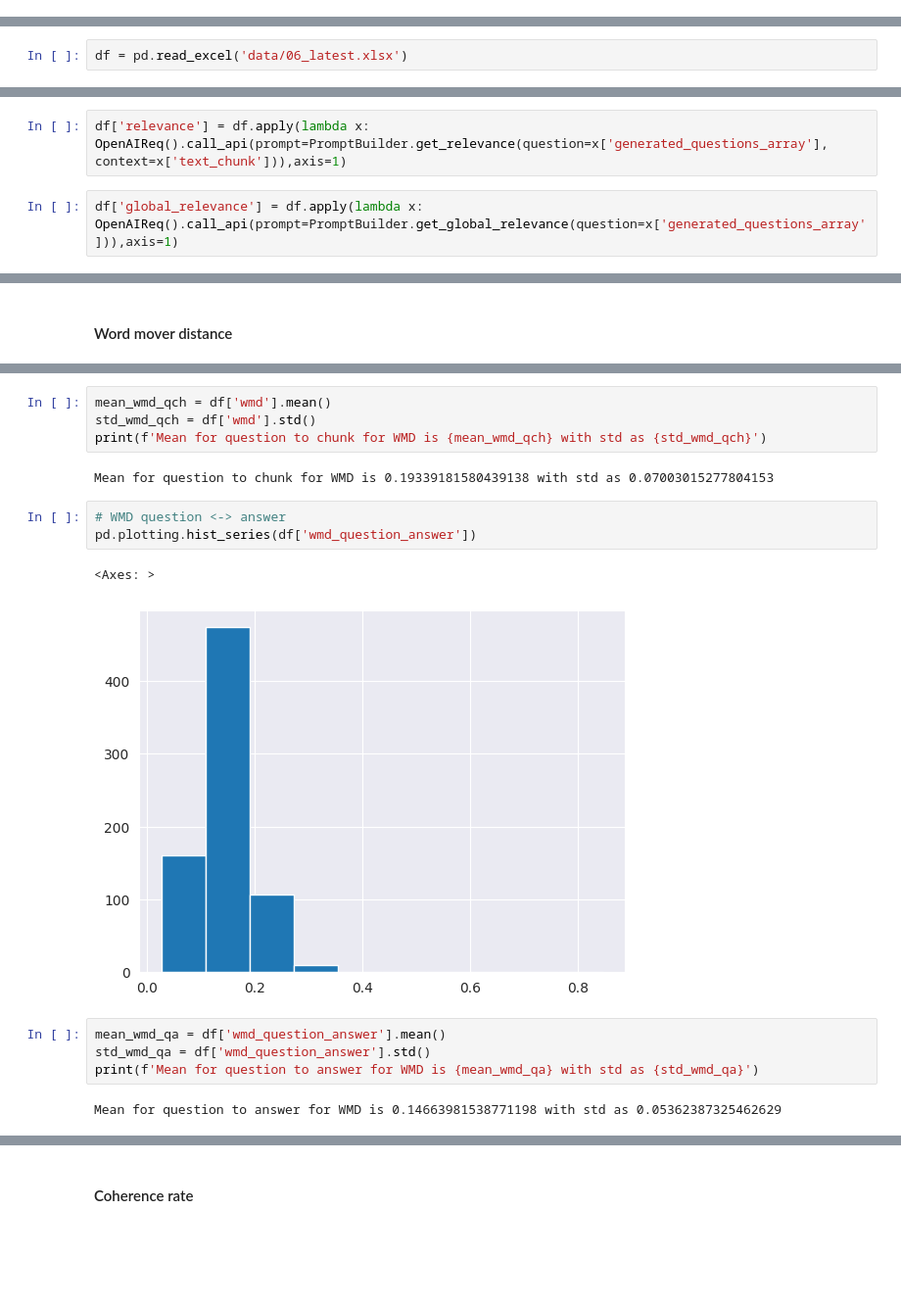
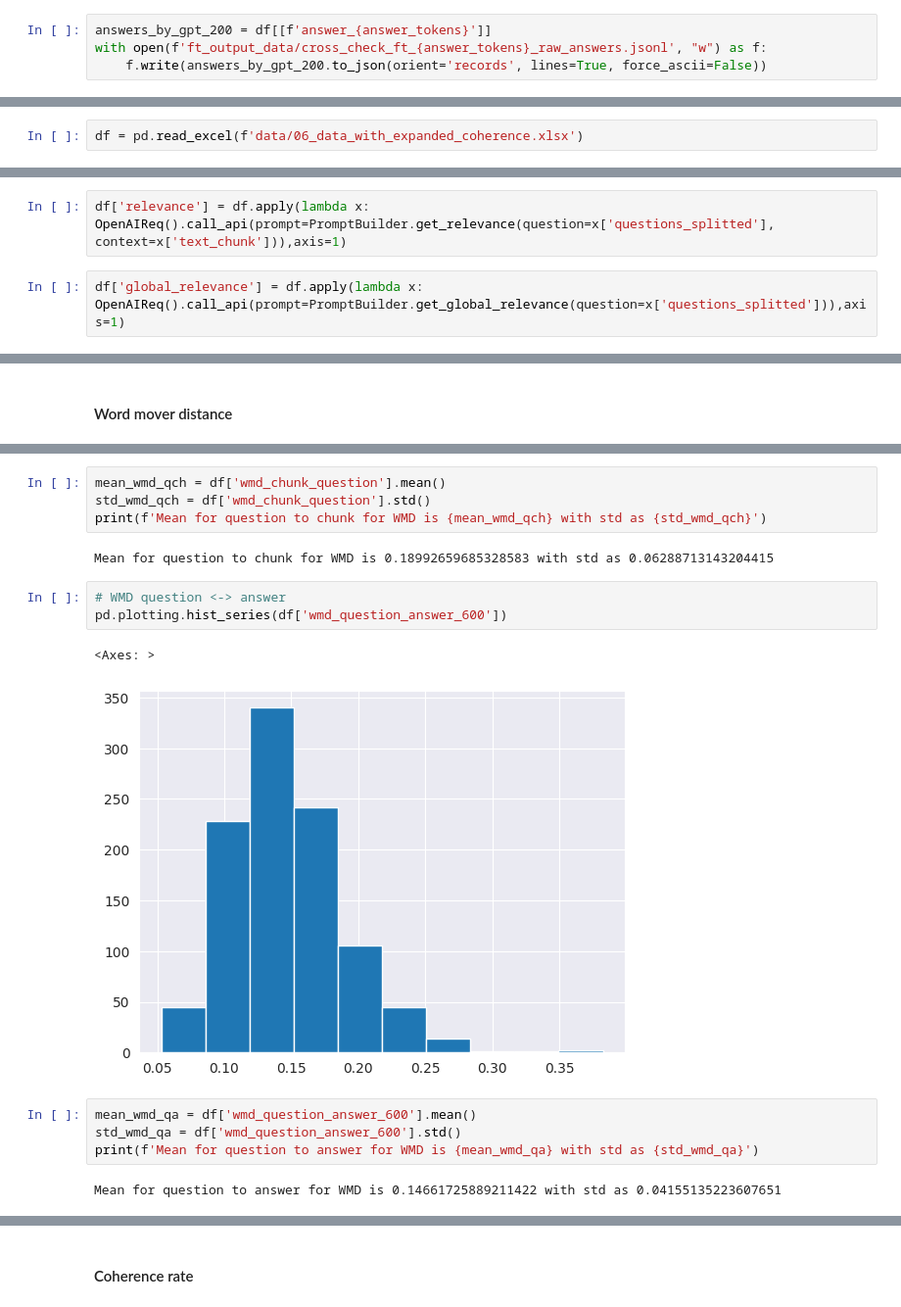
Before and after one commit to witold87/llm-bielik-ft-legal, a Jupyter notebook: src/data.ipynb, the cells around one changed output, grey strips where cells are left out. Shown at 98% size. Cells and saved outputs as stored; diff of their text form; blank space fills up the shorter version.

Commit message:
Expanded coherence and qa generation

```diff
--- a/src/data.ipynb
+++ b/src/data.ipynb
@@ -126 +138,5 @@ See the caveats in the documentation: https://pandas.pydata.org/pandas-docs/stab
+# %%
+answers_by_gpt_200 = df[[f'answer_{answer_tokens}']]
+with open(f'ft_output_data/cross_check_ft_{answer_tokens}_raw_answers.jsonl', "w") as f:
+    f.write(answers_by_gpt_200.to_json(orient='records', lines=True, force_ascii=False))
 # %%
@@ -229,5 +241,5 @@ df.to_excel('data/06_latest.xlsx', index = False)
 # %%
-df = pd.read_excel('data/06_latest.xlsx')
+df = pd.read_excel(f'data/06_data_with_expanded_coherence.xlsx')
 # %%
 df.columns
 # %% [output]
@@ -258,4 +250,4 @@ df[['text_chunk', 'chunk']]
 # %%
-df['relevance'] = df.apply(lambda x: OpenAIReq().call_api(prompt=PromptBuilder.get_relevance(question=x['generated_questions_array'], context=x['text_chunk'])),axis=1)
+df['relevance'] = df.apply(lambda x: OpenAIReq().call_api(prompt=PromptBuilder.get_relevance(question=x['questions_splitted'], context=x['text_chunk'])),axis=1)
 # %%
-df['global_relevance'] = df.apply(lambda x: OpenAIReq().call_api(prompt=PromptBuilder.get_global_relevance(question=x['generated_questions_array'])),axis=1)
+df['global_relevance'] = df.apply(lambda x: OpenAIReq().call_api(prompt=PromptBuilder.get_global_relevance(question=x['questions_splitted'])),axis=1)
@@ -371,18 +344,18 @@ KeyError: 'wmd'
 # %%
-mean_wmd_qch = df['wmd'].mean()
-std_wmd_qch = df['wmd'].std()
+mean_wmd_qch = df['wmd_chunk_question'].mean()
+std_wmd_qch = df['wmd_chunk_question'].std()
 print(f'Mean for question to chunk for WMD is {mean_wmd_qch} with std as {std_wmd_qch}')
 # %% [output]
-Mean for question to chunk for WMD is 0.19339181580439138 with std as 0.07003015277804153
+Mean for question to chunk for WMD is 0.18992659685328583 with std as 0.06288713143204415
 # %%
 # WMD question <-> answer
-pd.plotting.hist_series(df['wmd_question_answer'])
+pd.plotting.hist_series(df['wmd_question_answer_600'])
 # %% [output]
 <Axes: >
-[figure, old version]
+[figure, new version]
 # %%
-mean_wmd_qa = df['wmd_question_answer'].mean()
-std_wmd_qa = df['wmd_question_answer'].std()
+mean_wmd_qa = df['wmd_question_answer_600'].mean()
+std_wmd_qa = df['wmd_question_answer_600'].std()
 print(f'Mean for question to answer for WMD is {mean_wmd_qa} with std as {std_wmd_qa}')
 # %% [output]
-Mean for question to answer for WMD is 0.14663981538771198 with std as 0.05362387325462629
+Mean for question to answer for WMD is 0.14661725889211422 with std as 0.04155135223607651
```
Also changed, not shown: parts of 69 cells of this notebook, 6 other files.
